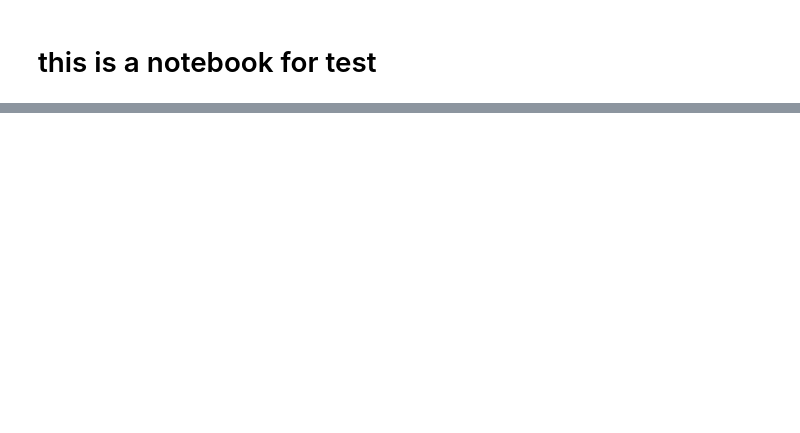
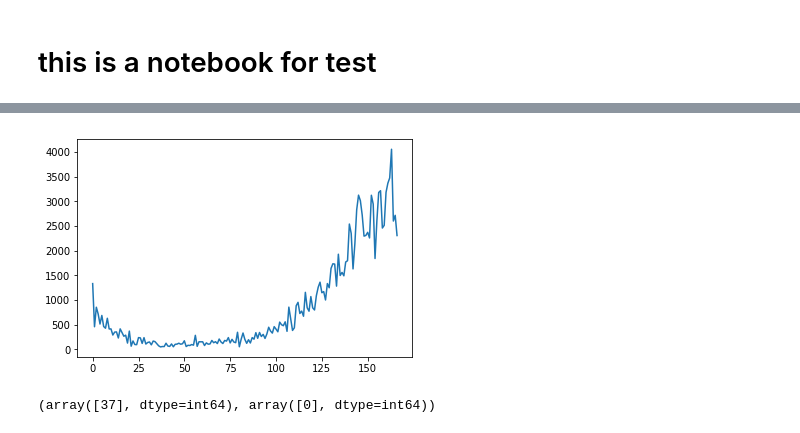
Before and after one commit to wwbweibo/RoudDetect, a Jupyter notebook: Untitled.ipynb, the cells around one changed output, grey strips where cells are left out. Cells and saved outputs as stored; diff of their text form; code cells hidden in the pictures; blank space fills up the shorter version.

```diff
--- a/Untitled.ipynb
+++ b/Untitled.ipynb
@@ -29,0 +40,11 @@ IndexError: index 860 is out of bounds for axis 1 with size 690
+# %%
+mask = hist[0:max_index[0][0]]
+plt.plot(mask)
+plt.show()
+# %% [output]
+[figure, added]
+# %%
+min_index = np.where(mask == min(mask))
+print(min_index)
+# %% [output]
+(array([37], dtype=int64), array([0], dtype=int64))
```
Also changed, not shown: parts of 9 cells of this notebook, 1 other file.
